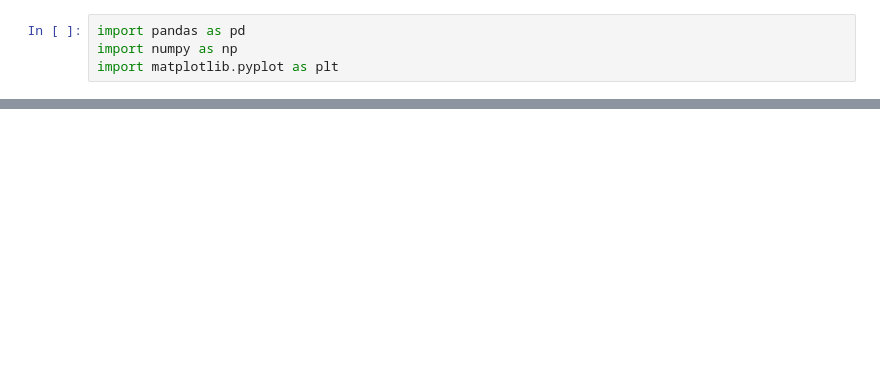
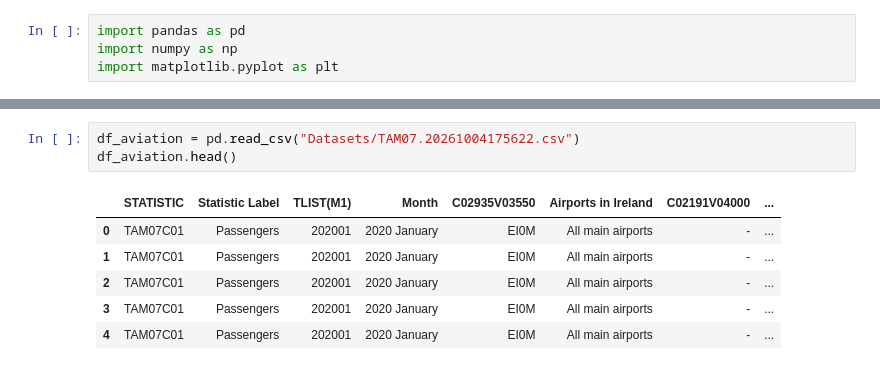
Before and after one commit to FelipeSantos63/CA1_MScDA_2024257, a Jupyter notebook: CA_1_Analyses.ipynb, the cells around one changed output, grey strips where cells are left out. Saved outputs shown, nothing was run; the diff lists cells and outputs as text; blank space fills up the shorter version.

```diff
--- a/CA_1_Analyses.ipynb
+++ b/CA_1_Analyses.ipynb
@@ -59,0 +44,10 @@ df.head(10)
+# %%
+df_aviation = pd.read_csv("Datasets/TAM07.20261004175622.csv")
+df_aviation.head()
+# %% [output]
+|  | STATISTIC | Statistic Label | TLIST(M1) | Month | C02935V03550 | Airports in Ireland | C02191V04000 | ... |
+| 0 | TAM07C01 | Passengers | 202001 | 2020 January | EI0M | All main airports | - | ... |
+| 1 | TAM07C01 | Passengers | 202001 | 2020 January | EI0M | All main airports | - | ... |
+| 2 | TAM07C01 | Passengers | 202001 | 2020 January | EI0M | All main airports | - | ... |
+| 3 | TAM07C01 | Passengers | 202001 | 2020 January | EI0M | All main airports | - | ... |
+| 4 | TAM07C01 | Passengers | 202001 | 2020 January | EI0M | All main airports | - | ... |
```
Also changed, not shown: parts of 25 cells of this notebook.
